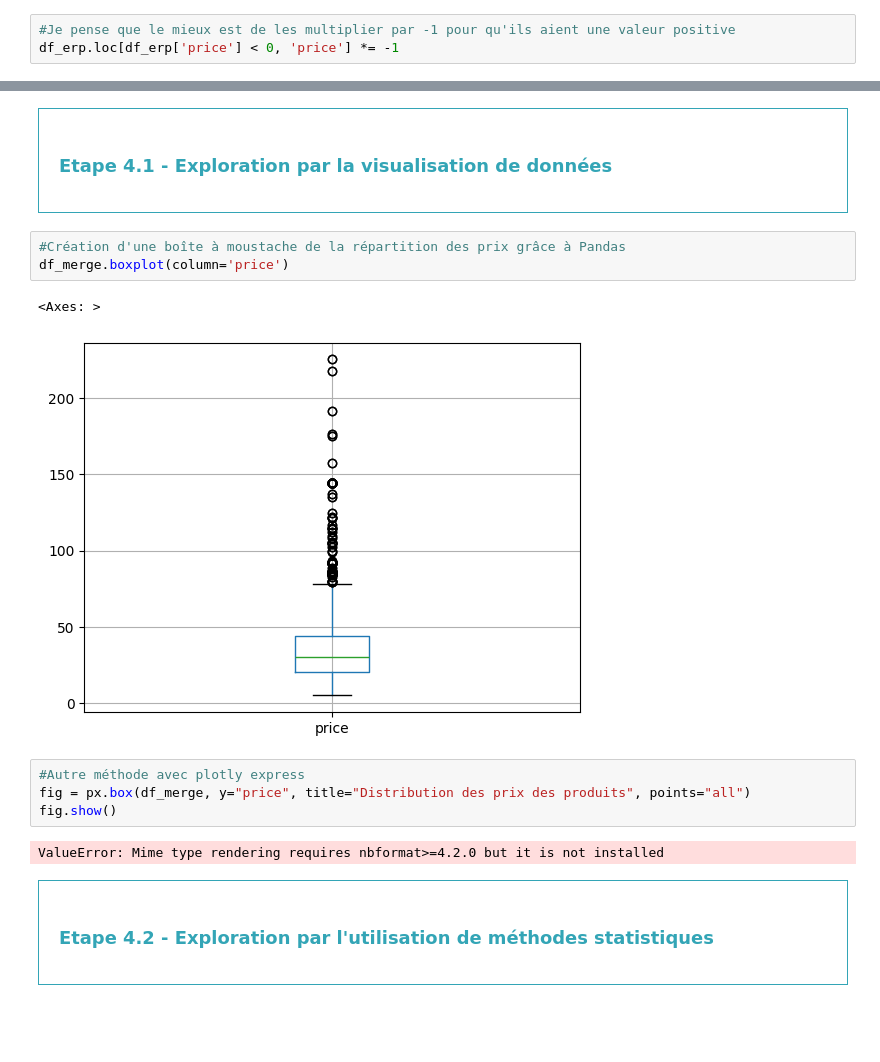
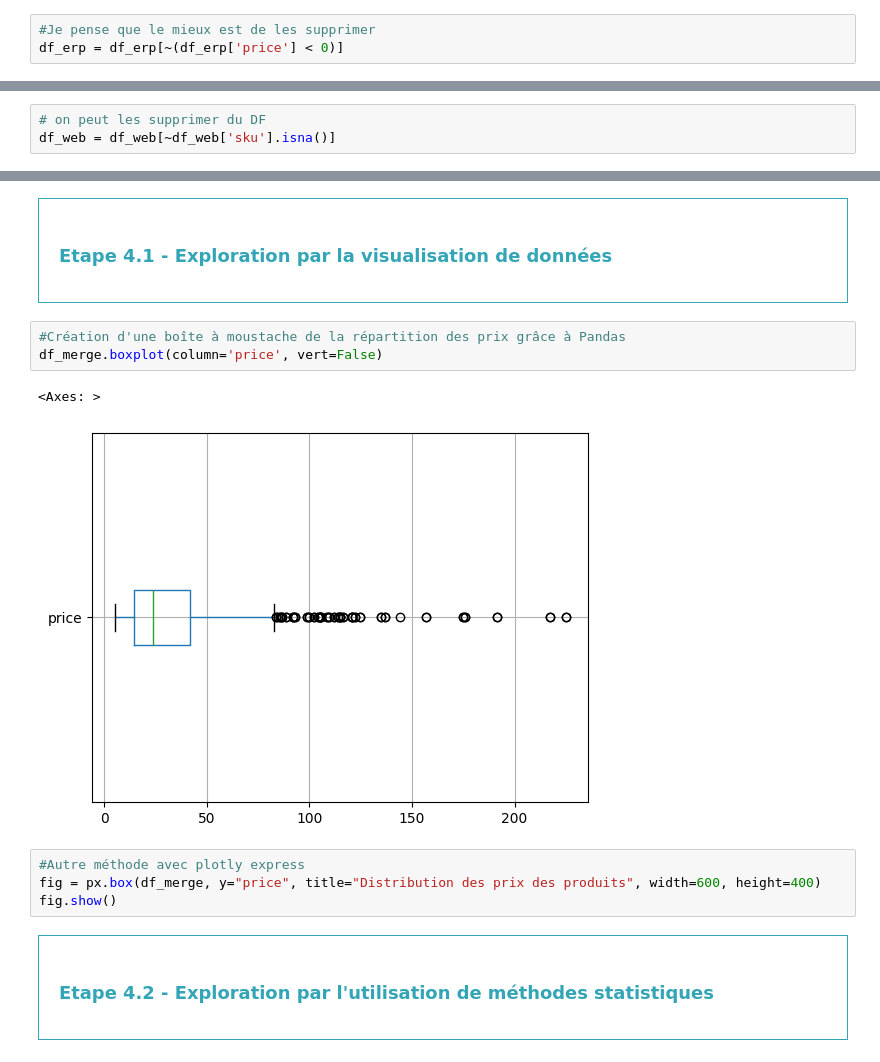
Before and after one commit to ziedbelhocine/Cours-OC, a Jupyter notebook: Data_Analyst/Projet_6/Template-Notebook-Bottleneck(1).ipynb, the cells around one changed output, grey strips where cells are left out. Drawn from its saved outputs; the diff is of its cells as text; blank space fills up the shorter version.

```diff
--- a/Data_Analyst/Projet_6/Template-Notebook-Bottleneck(1).ipynb
+++ b/Data_Analyst/Projet_6/Template-Notebook-Bottleneck(1).ipynb
@@ -242,6 +242,6 @@ liste des prix inférieurs à 0 :  [-20.   -8.   -9.1]
 # %%
-#Je pense que le mieux est de les multiplier par -1 pour qu'ils aient une valeur positive
-df_erp.loc[df_erp['price'] < 0, 'price'] *= -1
+#Je pense que le mieux est de les supprimer
+df_erp = df_erp[~(df_erp['price'] < 0)]
 # %% [markdown]
 <div style="border: 1px solid RGB(51,165,182);" >
 <h3 style="margin: auto; padding: 20px; color: RGB(51,165,182); ">2.1.1.2 - Analyse de la variable STOCK</h3>
@@ -620,3 +614,6 @@ df_web[df_web['post_title'].str.contains("Jean Villa Condrieu", na=False)]
+# %%
+# on peut les supprimer du DF
+df_web = df_web[~df_web['sku'].isna()]
 # %% [markdown]
 <div style="border: 1px solid RGB(51,165,182);" >
 <h3 style="margin: auto; padding: 20px; color: RGB(51,165,182); ">2.3 - Analyse exploratoire du fichier liaison.xlsx</h3>
@@ -807,16 +804,14 @@ df_merge
 </div>
 # %%
 #Création d'une boîte à moustache de la répartition des prix grâce à Pandas
-df_merge.boxplot(column='price')
+df_merge.boxplot(column='price', vert=False)
 # %% [output]
 <Axes: >
-[figure, old version]
+[figure, new version]
 # %%
 #Autre méthode avec plotly express
-fig = px.box(df_merge, y="price", title="Distribution des prix des produits", points="all")
+fig = px.box(df_merge, y="price", title="Distribution des prix des produits", width=600, height=400)
 fig.show()
-# %% [output]
-ValueError: Mime type rendering requires nbformat>=4.2.0 but it is not installed
 # %% [markdown]
 <div style="border: 1px solid RGB(51,165,182);" >
 <h3 style="margin: auto; padding: 20px; color: RGB(51,165,182); ">Etape 4.2 - Exploration par l'utilisation de méthodes statistiques</h3>
```
Also changed, not shown: parts of 21 cells of this notebook, 3 other files.
